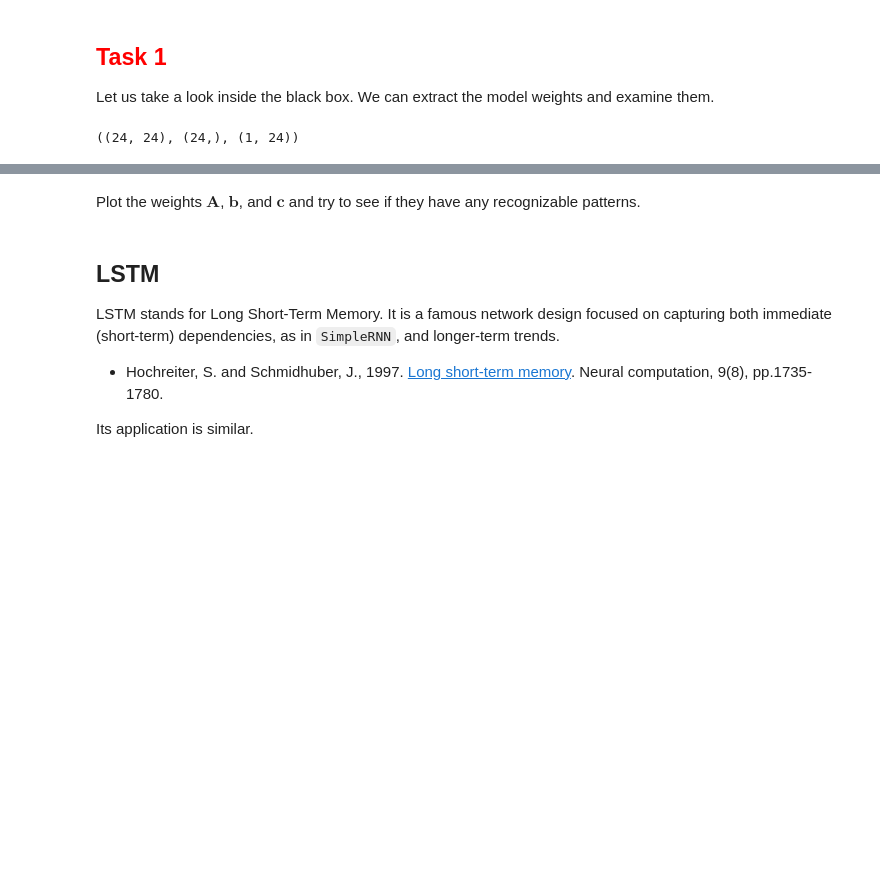
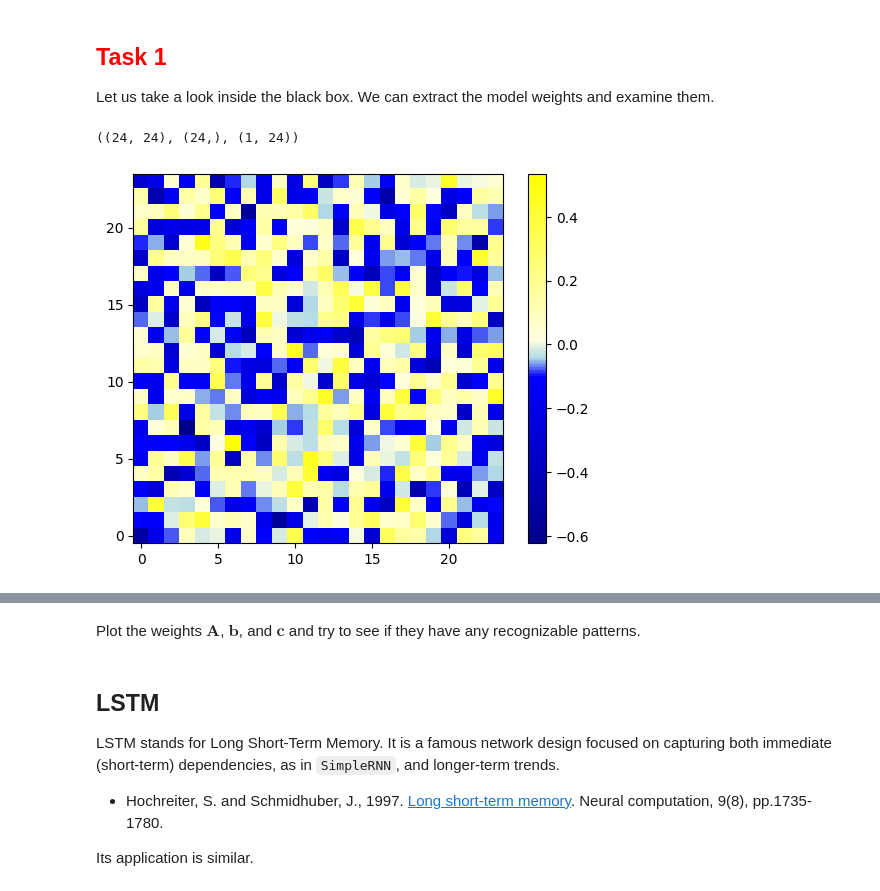
Before and after one commit to HJJJJX/GEO_Practice, a Jupyter notebook: 12-Recurrent.ipynb, the cells around one changed output, grey strips where cells are left out. Cells and saved outputs as stored; diff of their text form; code cells hidden in the pictures; blank space fills up the shorter version.

```diff
--- a/12-Recurrent.ipynb
+++ b/12-Recurrent.ipynb
@@ -323,3 +321,27 @@ c, A, b = rmodel.layers[0].get_weights()
 A.shape, b.shape, c.shape
 # %% [output]
 ((24, 24), (24,), (1, 24))
+# %%
+import numpy as np
+import matplotlib.pyplot as plt
+from matplotlib.colors import LinearSegmentedColormap, Normalize
+
+# Define a custom colormap
+colors = [(0, 'darkblue'),
+          (0.45, 'blue'),
+          (0.5, 'lightblue'),
+          (0.55, 'lightyellow'),
+          (1, 'yellow')]  # Adjust the colors and positions as needed
+
+custom_cmap = LinearSegmentedColormap.from_list("custom_colormap", colors)
+
+
+# Define a custom normalization that adjusts color intensity based on proximity to 0
+norm = Normalize(vmin=A.min(), vmax=A.max())
+
+plt.imshow(A, cmap=custom_cmap, norm=norm)  # Use custom colormap with custom normalization
+plt.colorbar()  # Add a colorbar to show the scale
+plt.gca().invert_yaxis()
+plt.show()
+# %% [output]
+[figure, added]
```
Also changed, not shown: parts of 32 cells of this notebook.
